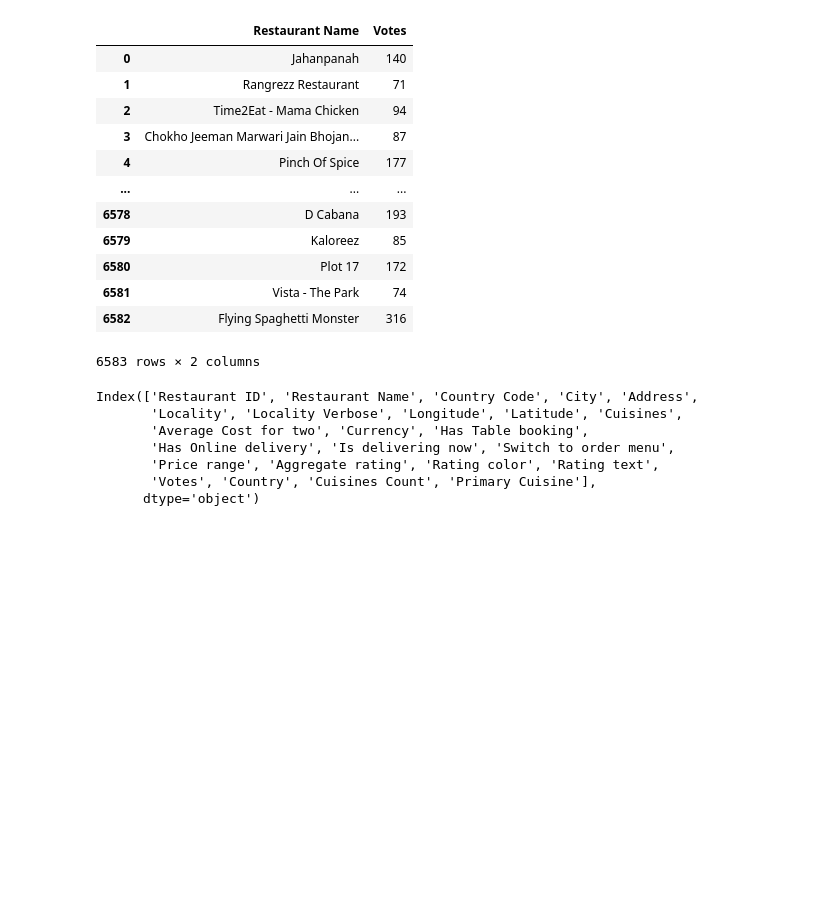
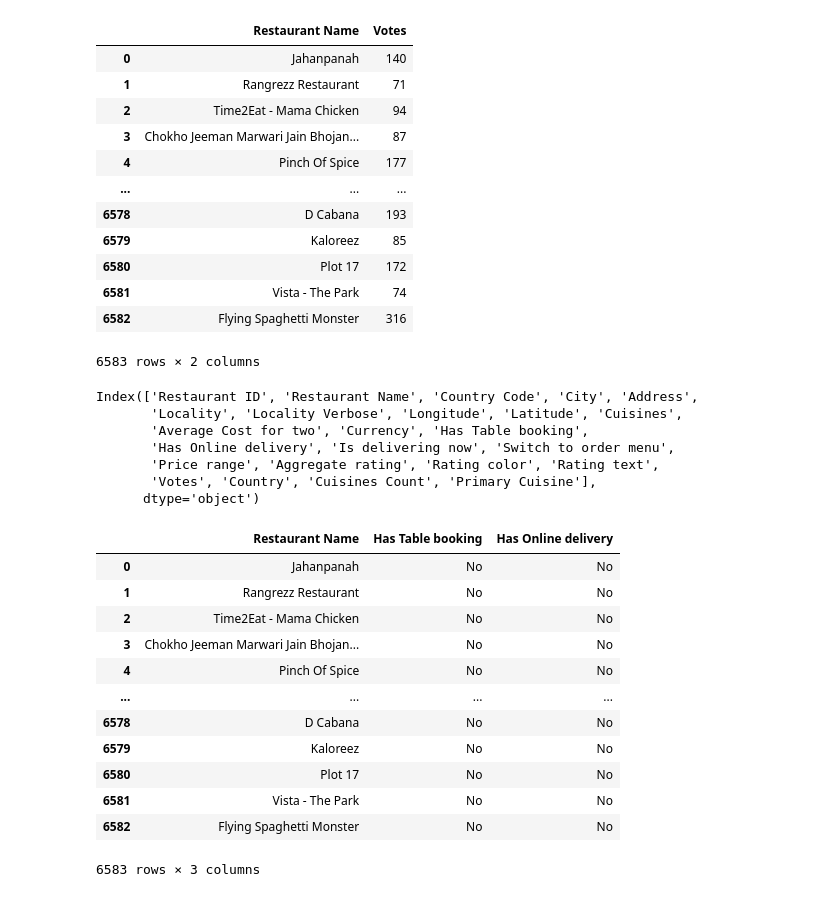
Before and after one commit to Dhruvgohil07/Zomato_Data_Analysis, a Jupyter notebook: Feature_Engineering.ipynb, the cells around one changed output. Cells and saved outputs as stored; diff of their text form; code cells hidden in the pictures; blank space fills up the shorter version.

```diff
--- a/Feature_Engineering.ipynb
+++ b/Feature_Engineering.ipynb
@@ -113,3 +114,20 @@ Index(['Restaurant ID', 'Restaurant Name', 'Country Code', 'City', 'Address',
        'Price range', 'Aggregate rating', 'Rating color', 'Rating text',
        'Votes', 'Country', 'Cuisines Count', 'Primary Cuisine'],
       dtype='object')
+# %%
+#Now we are converting the feature like has table booking and has Online Delivery to Binary flag like 0 and 1
+df[['Restaurant Name', 'Has Table booking', 'Has Online delivery']]
+# %% [output]
+|  | Restaurant Name | Has Table booking | Has Online delivery |
+| 0 | Jahanpanah | No | No |
+| 1 | Rangrezz Restaurant | No | No |
+| 2 | Time2Eat - Mama Chicken | No | No |
+| 3 | Chokho Jeeman Marwari Jain Bhojan... | No | No |
+| 4 | Pinch Of Spice | No | No |
+| ... | ... | ... | ... |
+| 6578 | D Cabana | No | No |
+| 6579 | Kaloreez | No | No |
+| 6580 | Plot 17 | No | No |
+| 6581 | Vista - The Park | No | No |
+| 6582 | Flying Spaghetti Monster | No | No |
+6583 rows × 3 columns
```
Also changed, not shown: parts of 9 cells of this notebook, 3 other files.
